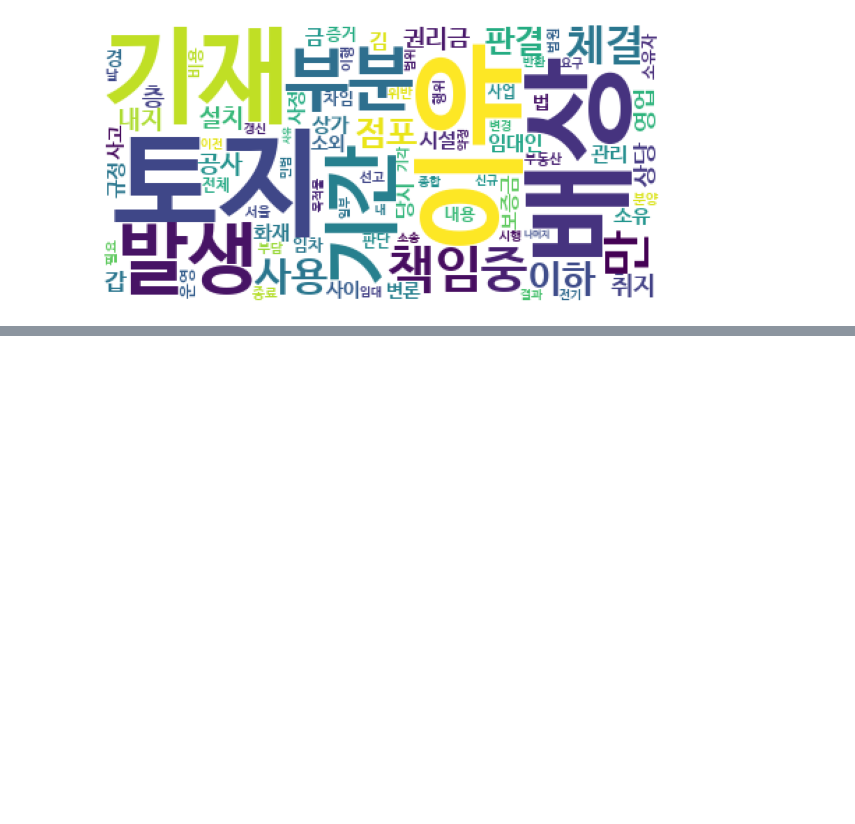
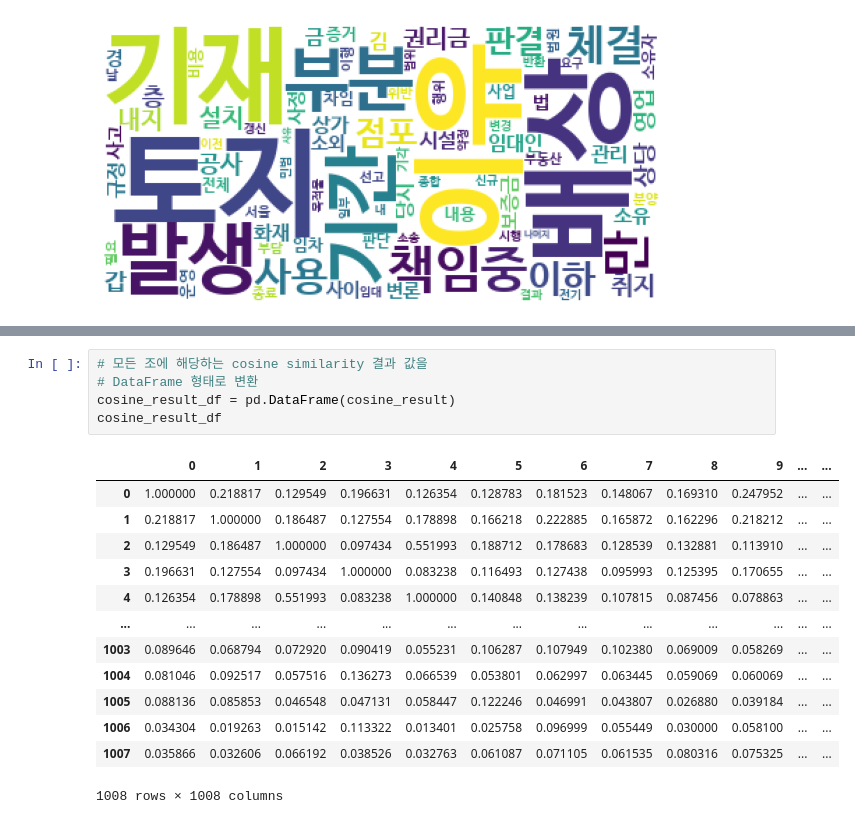
Before and after one commit to park1997/IndustrialSystemsEngineering_Project, a Jupyter notebook: 부동산 .ipynb, the cells around one changed output, grey strips where cells are left out. Saved outputs shown, nothing was run; the diff lists cells and outputs as text; blank space fills up the shorter version.

```diff
--- a/부동산 .ipynb
+++ b/부동산 .ipynb
@@ -654,0 +713,19 @@ for idx,nouns in enumerate(nouns_entire):
+# %%
+# 모든 조에 해당하는 cosine similarity 결과 값을
+# DataFrame 형태로 변환
+cosine_result_df = pd.DataFrame(cosine_result)
+cosine_result_df
+# %% [output]
+|  | 0 | 1 | 2 | 3 | 4 | 5 | 6 | 7 | 8 | 9 | ... | ... |
+| 0 | 1.000000 | 0.218817 | 0.129549 | 0.196631 | 0.126354 | 0.128783 | 0.181523 | 0.148067 | 0.169310 | 0.247952 | ... | ... |
+| 1 | 0.218817 | 1.000000 | 0.186487 | 0.127554 | 0.178898 | 0.166218 | 0.222885 | 0.165872 | 0.162296 | 0.218212 | ... | ... |
+| 2 | 0.129549 | 0.186487 | 1.000000 | 0.097434 | 0.551993 | 0.188712 | 0.178683 | 0.128539 | 0.132881 | 0.113910 | ... | ... |
+| 3 | 0.196631 | 0.127554 | 0.097434 | 1.000000 | 0.083238 | 0.116493 | 0.127438 | 0.095993 | 0.125395 | 0.170655 | ... | ... |
+| 4 | 0.126354 | 0.178898 | 0.551993 | 0.083238 | 1.000000 | 0.140848 | 0.138239 | 0.107815 | 0.087456 | 0.078863 | ... | ... |
+| ... | ... | ... | ... | ... | ... | ... | ... | ... | ... | ... | ... | ... |
+| 1003 | 0.089646 | 0.068794 | 0.072920 | 0.090419 | 0.055231 | 0.106287 | 0.107949 | 0.102380 | 0.069009 | 0.058269 | ... | ... |
+| 1004 | 0.081046 | 0.092517 | 0.057516 | 0.136273 | 0.066539 | 0.053801 | 0.062997 | 0.063445 | 0.059069 | 0.060069 | ... | ... |
+| 1005 | 0.088136 | 0.085853 | 0.046548 | 0.047131 | 0.058447 | 0.122246 | 0.046991 | 0.043807 | 0.026880 | 0.039184 | ... | ... |
+| 1006 | 0.034304 | 0.019263 | 0.015142 | 0.113322 | 0.013401 | 0.025758 | 0.096999 | 0.055449 | 0.030000 | 0.058100 | ... | ... |
+| 1007 | 0.035866 | 0.032606 | 0.066192 | 0.038526 | 0.032763 | 0.061087 | 0.071105 | 0.061535 | 0.080316 | 0.075325 | ... | ... |
+1008 rows × 1008 columns
```
Also changed, not shown: parts of 12 cells of this notebook, 1 other file.
